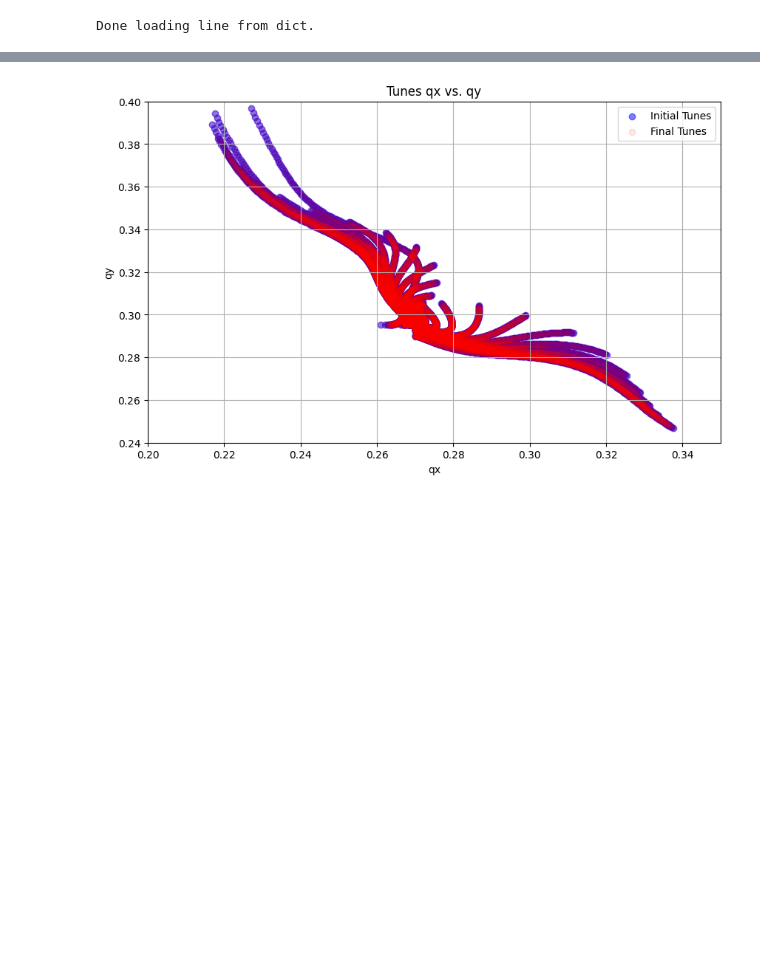
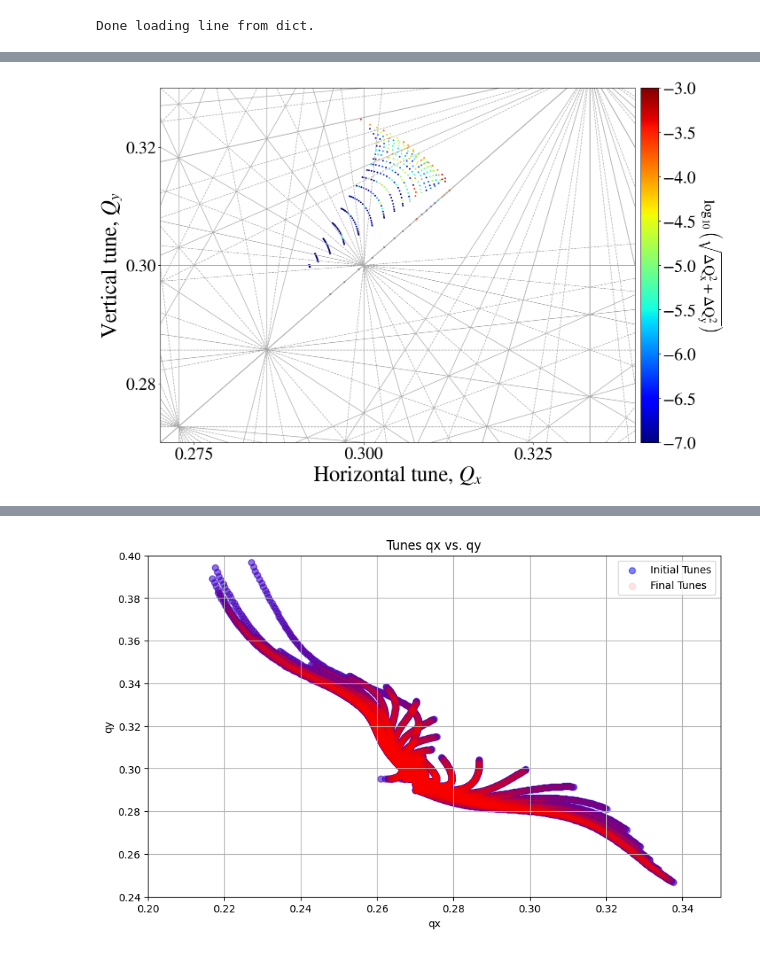
Before and after one commit to aradosla/example_DA_study, a Jupyter notebook: studies/my_scripts/Frequency map.ipynb, the cells around one changed output, grey strips where cells are left out. Saved outputs shown, nothing was run; the diff lists cells and outputs as text; code cells hidden in the pictures; blank space fills up the shorter version.

```diff
--- a/studies/my_scripts/Frequency map.ipynb
+++ b/studies/my_scripts/Frequency map.ipynb
@@ -76,0 +353,45 @@ tracker = collider['lhcb1'].track(particles, turn_by_turn_monitor=True, num_turn
+# %%
+def fma(result_phys):
+    df = result_phys
+    keys = []
+    qx_tot1 = []
+    qx_tot2 = []
+    qy_tot1 = []
+    qy_tot2 = []
+    diffusions = []
+    for key, group in df.groupby('particle_id'):
+        qx1 = abs(NAFFlib.get_tune(group.x_phys.values[:2000], 2))
+        qy1 = abs(NAFFlib.get_tune(group.y_phys.values[:2000], 2))
+        qx2 = abs(NAFFlib.get_tune(group.x_phys.values[-2000:], 2))
+        qy2 = abs(NAFFlib.get_tune(group.y_phys.values[-2000:], 2))
+        qx_tot1.append(qx1)
+        qy_tot1.append(qy1)
+        qx_tot2.append(qx2)
+        qy_tot2.append(qy2)
+        keys.append(key)
+        diffusion = np.sqrt( abs(qx1-qx2)**2 + abs(qy1-qy2)**2 )
+        if diffusion==0.0:
+            diffusion=1e-60
+        diffusion = np.log10(diffusion)
+        diffusions.append(diffusion)
+    dff = pd.DataFrame({'particle_id': keys,'qx1': qx_tot1, 'qy1': qy_tot1, 'qx2':qx_tot2, 'qy2':qy_tot2, 'diffusion': diffusions} )
+    dff = dff.merge(df, on='particle_id')
+    return dff
+# %%
+dffs= fma(result_phys)
+
+fig, ax = plt.subplots()
+plt.scatter(dffs[dffs['at_turn'] == 0]['qx1'],dffs[dffs['at_turn'] == 0]['qy1'], s=3, edgecolors=None, c=dffs[dffs['at_turn'] == 0]['diffusion'],vmin = -7, vmax = -3, cmap='jet')
+plt.xlim(0.27, 0.34)
+plt.ylim(0.27, 0.33)
+ax.yaxis.set_major_locator(plt.MaxNLocator(3))
+ax.xaxis.set_major_locator(plt.MaxNLocator(3))
+plt.xlabel(r"Horizontal tune, $Q_x$")
+plt.ylabel(r"Vertical tune, $Q_y$")
+cbar=plt.colorbar(pad=0.01)
+cbar.set_label(r'$\rm \log_{10}\left({\sqrt{\Delta Q_x^2 + \Delta Q_y^2}}\right)$',labelpad=45,rotation=270, fontsize=24)
+#ootprint.lw_mine=0.5
+
+plot_res_upto_order(12,c1 = 'darkgrey', c2 = 'darkgrey',c3='r',annotate=False)
+# %% [output]
+[figure, added]
```
Also changed, not shown: parts of 9 cells of this notebook, 10 other files.
